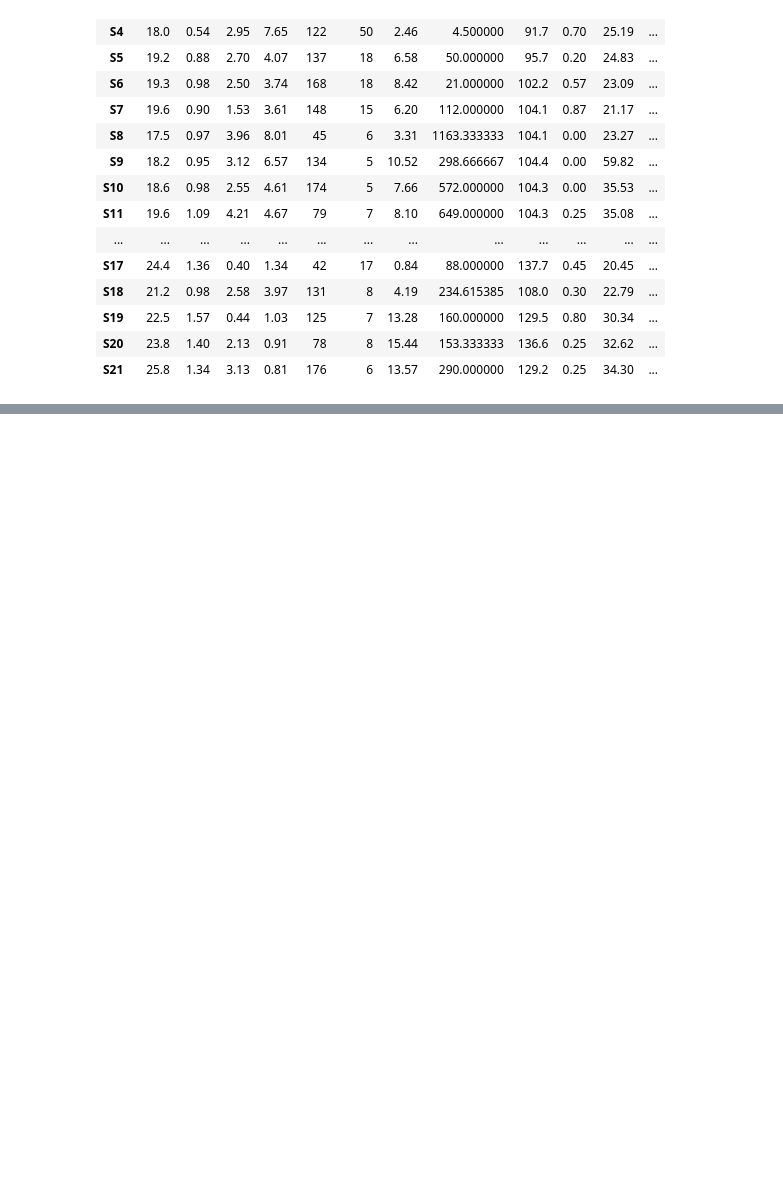
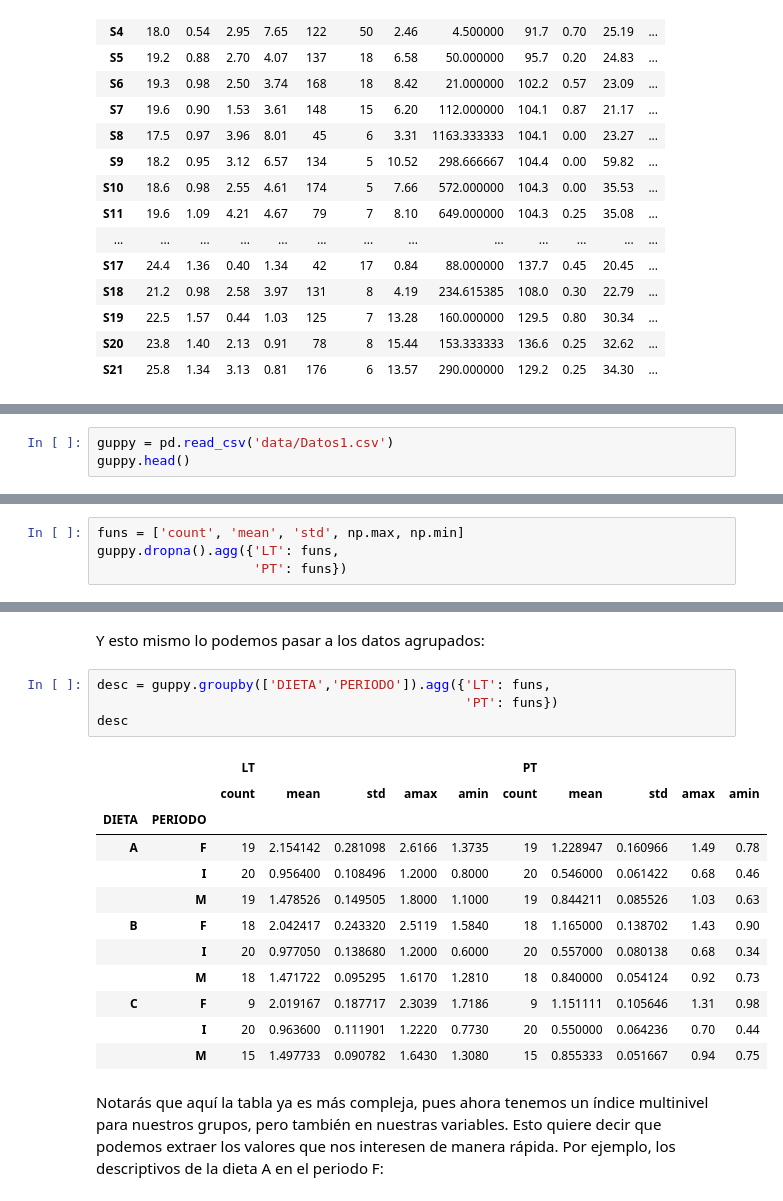
Before and after one commit to ArturoBell/py_biol, a Jupyter notebook: c04_pandas.ipynb, the cells around one changed output, grey strips where cells are left out. Drawn from its saved outputs; the diff is of its cells as text; blank space fills up the shorter version.

Commit message:
Extended the lecture. Added some advanced pandas methods. Missing: Merging dataframes

```diff
--- a/c04_pandas.ipynb
+++ b/c04_pandas.ipynb
@@ -500,0 +565,3 @@ fq[mask]
+# %%
+guppy = pd.read_csv('data/Datos1.csv')
+guppy.head()
@@ -503,0 +907,4 @@ fq[mask]
+# %%
+funs = ['count', 'mean', 'std', np.max, np.min]
+guppy.dropna().agg({'LT': funs,
+                    'PT': funs})
@@ -503,0 +918,21 @@ fq[mask]
+# %% [markdown]
+Y esto mismo lo podemos pasar a los datos agrupados:
+# %%
+desc = guppy.groupby(['DIETA','PERIODO']).agg({'LT': funs,
+                                               'PT': funs})
+desc
+# %% [output]
+|  |  | LT |  |  |  |  | PT |  |  |  |  |
+|  |  | count | mean | std | amax | amin | count | mean | std | amax | amin |
+| DIETA | PERIODO |  |  |  |  |  |  |  |  |  |  |
+| A | F | 19 | 2.154142 | 0.281098 | 2.6166 | 1.3735 | 19 | 1.228947 | 0.160966 | 1.49 | 0.78 |
+|  | I | 20 | 0.956400 | 0.108496 | 1.2000 | 0.8000 | 20 | 0.546000 | 0.061422 | 0.68 | 0.46 |
+|  | M | 19 | 1.478526 | 0.149505 | 1.8000 | 1.1000 | 19 | 0.844211 | 0.085526 | 1.03 | 0.63 |
+| B | F | 18 | 2.042417 | 0.243320 | 2.5119 | 1.5840 | 18 | 1.165000 | 0.138702 | 1.43 | 0.90 |
+|  | I | 20 | 0.977050 | 0.138680 | 1.2000 | 0.6000 | 20 | 0.557000 | 0.080138 | 0.68 | 0.34 |
+|  | M | 18 | 1.471722 | 0.095295 | 1.6170 | 1.2810 | 18 | 0.840000 | 0.054124 | 0.92 | 0.73 |
+| C | F | 9 | 2.019167 | 0.187717 | 2.3039 | 1.7186 | 9 | 1.151111 | 0.105646 | 1.31 | 0.98 |
+|  | I | 20 | 0.963600 | 0.111901 | 1.2220 | 0.7730 | 20 | 0.550000 | 0.064236 | 0.70 | 0.44 |
+|  | M | 15 | 1.497733 | 0.090782 | 1.6430 | 1.3080 | 15 | 0.855333 | 0.051667 | 0.94 | 0.75 |
+# %% [markdown]
+Notarás que aquí la tabla ya es más compleja, pues ahora tenemos un índice multinivel para nuestros grupos, pero también en nuestras variables. Esto quiere decir que podemos extraer los valores que nos interesen de manera rápida. Por ejemplo, los descriptivos de la dieta A en el periodo F:
```
Also changed, not shown: parts of 75 cells of this notebook.
